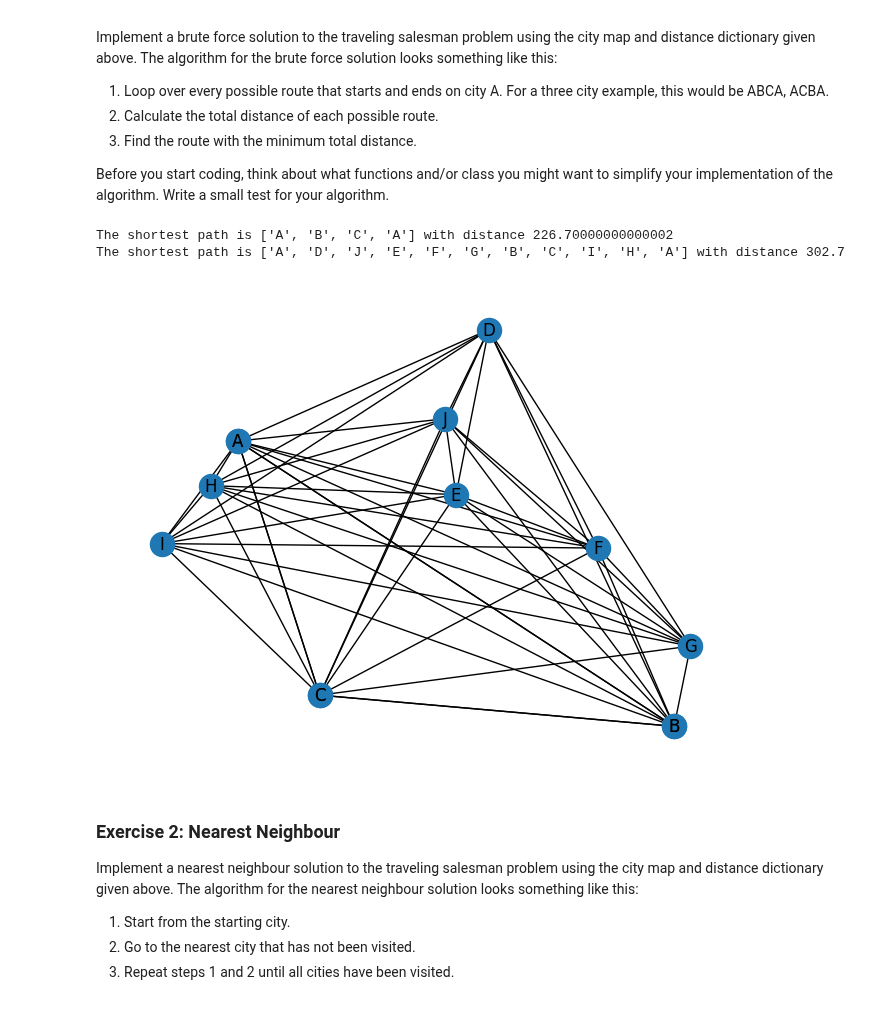
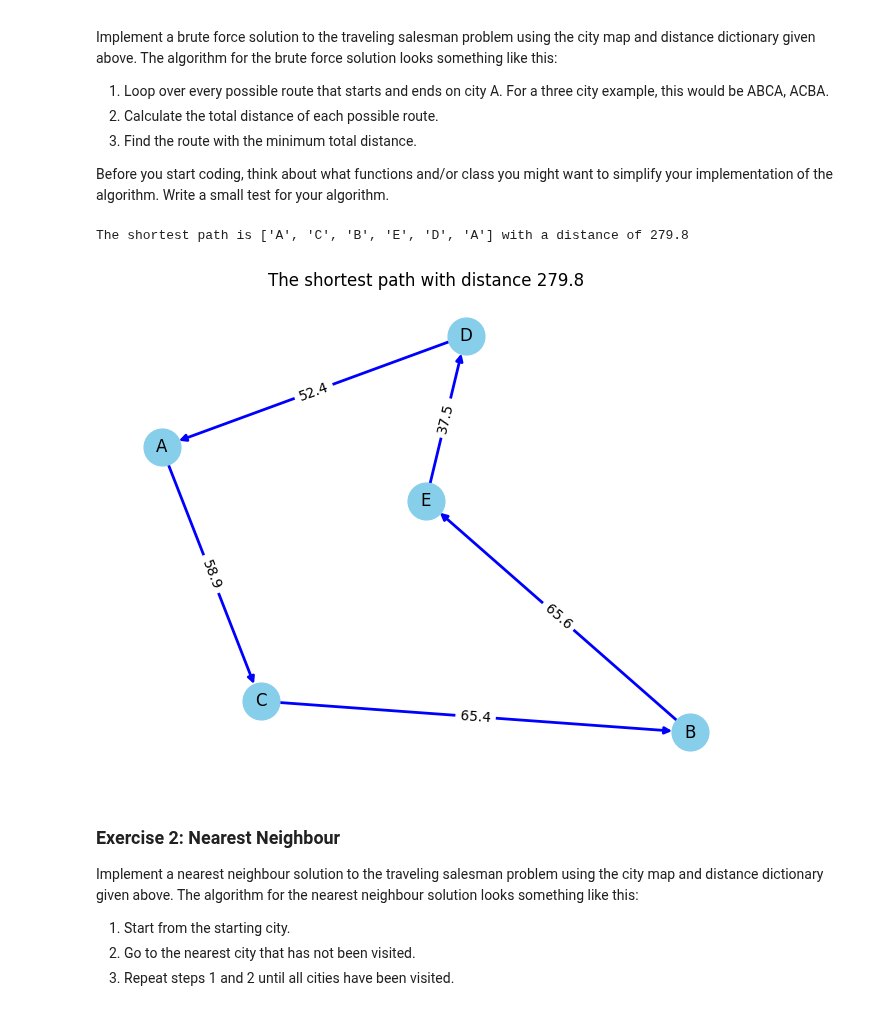
Before and after one commit to MarlaS02/comp215, a Jupyter notebook: labs/lab05_scaling.ipynb, the cells around one changed output. Drawn from its saved outputs; the diff is of its cells as text; code cells hidden in the pictures.

```diff
--- a/labs/lab05_scaling.ipynb
+++ b/labs/lab05_scaling.ipynb
@@ -39,12 +39,6 @@ def setup_map(N, seed=1):
   city_names = [chr(65 + i) for i in range(N)]
   city_map = dict(zip(city_names, city_locations))
   return city_map
-
-def graph_map(city_map):
-  ''' graph the map of cities using networkx'''
-  G = nx.Graph()
-  G.add_nodes_from(city_map)
-  nx.draw(G, city_map, with_labels=True)
 
 def distance(city1, city2, city_map):
   ''' Returns the distance between two cities on a map'''
@@ -60,13 +54,14 @@ def calculate_distances(city_map):
           if city1 != city2:
               # this will have duplicate distances (A,B) and (B,A)
               # these duplicates make the algorithm implememntation simpler
-              calculated_distance = distance(city1, city2, city_map)
-              distances[(city1, city2)] = calculated_distance
+              distances[(city1, city2)] = distance(city1, city2, city_map)
+  return distances
+
+def graph_map(city_map, distances):
   G = nx.Graph()
   G.add_nodes_from(city_map)
   G.add_edges_from(distances)
-  nx.draw(G, city_map, with_labels=True)
-  return distances
+  nx.draw(G, city_map, with_labels = True)
 # %%
 # test our setup functions
 city_map = setup_map(10)
@@ -90,59 +84,65 @@ Implement a brute force solution to the traveling salesman problem using the cit
 Before you start coding, think about what functions and/or class you might want to simplify your implementation of the algorithm.  Write a small test for your algorithm.
 # %%
 # Ex. 1 your solution here
+
 class Bruteforce:
 
   def __init__(self, city_map, distances):
     self.city_map = city_map
     self.distances = distances
 
   def shortest_path(self):
-    path = []
-    path_distance = 0
+
     options = []
-    for route in itertools.permutations(self.city_map.keys(),len(self.city_map.keys())):
-        #Only consider paths starting with A
-        if route[0]=='A':
-            route_as_list = list(route)
-            #add 'A' to end of route
-            route_as_list.append('A')
 
-            #compute distance for each route
-            current_distance = 0
-            for i in range(len(route_as_list) - 1):
-                current_distance += self.distances[route_as_list[i], route_as_list[i + 1]]
-            options.append([route_as_list,current_distance]) #add to options
+    for route in itertools.permutations(self.city_map.keys(), len(self.city_map.keys())):
+      if route[0] == 'A':
+        route_as_list = list(route)
+        route_as_list.append('A')
 
-    # get the shortest path
+        current_distance = 0
+        for i in range(len(route_as_list)-1):
+          current_distance += self.distances[route_as_list[i], route_as_list[i+1]]
+        options.append([route_as_list, current_distance])
+
     min_distance = float('inf')
     shortest_route = None
 
     for route, distance in options:
-        if distance < min_distance:
-            min_distance = distance
-            shortest_route = route
+      if distance < min_distance:
+        min_distance = distance
+        shortest_route = route
 
     return shortest_route, min_distance, options
 
   def __str__(self):
     shortest_route, min_distance, _ = self.shortest_path()
-    return f'The shortest path is {shortest_route} with distance {min_distance}'
+    return f'The shortest path is {shortest_route} with a distance of {min_distance}'
 
-city_map = setup_map(3)
+  def graph_shortest_path(self):
+    shortest_route, min_distance, options = self.shortest_path()
+    G = nx.DiGraph()
+    pos = self.city_map
+
+    path_edges = [(shortest_route[i], shortest_route[i+1]) for i in range(len(shortest_route)-1)]
+    G.add_edges_from(path_edges)
+
+    nx.draw(G, pos, with_labels = True, node_color = 'skyblue', node_size = 700, edge_color = 'blue', arrows = True, width = 2)
+
+    edge_labels = {(u,v): self.distances[u,v] for u,v in path_edges}
+    nx.draw_networkx_edge_labels(G, pos, edge_labels = edge_labels)
+    plt.title(f'The shortest path with distance {min_distance}')
+    plt.show()
+
+city_map = setup_map(5)
 distances = calculate_distances(city_map)
 bruteforce = Bruteforce(city_map, distances)
 bruteforce.shortest_path()
 print(bruteforce)
-
-city_map2 = setup_map(10)
-distances2 = calculate_distances(city_map2)
-bruteforce2 = Bruteforce(city_map2, distances2)
-bruteforce2.shortest_path()
-print(bruteforce2)
+bruteforce.graph_shortest_path()
 # %% [output]
-The shortest path is ['A', 'B', 'C', 'A'] with distance 226.70000000000002
-The shortest path is ['A', 'D', 'J', 'E', 'F', 'G', 'B', 'C', 'I', 'H', 'A'] with distance 302.7
+The shortest path is ['A', 'C', 'B', 'E', 'D', 'A'] with a distance of 279.8
-[figure, old version]
+[figure, new version]
 # %% [markdown]
 ### Exercise 2: Nearest Neighbour
 
```
Also changed, not shown: parts of 7 cells of this notebook.
